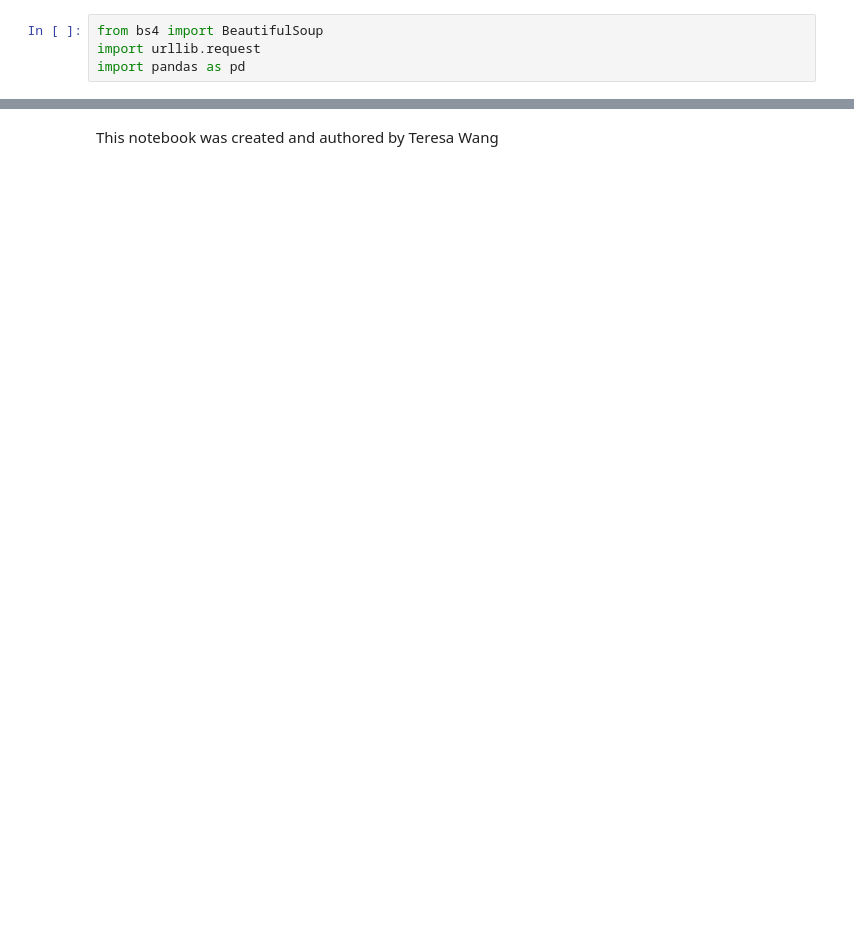
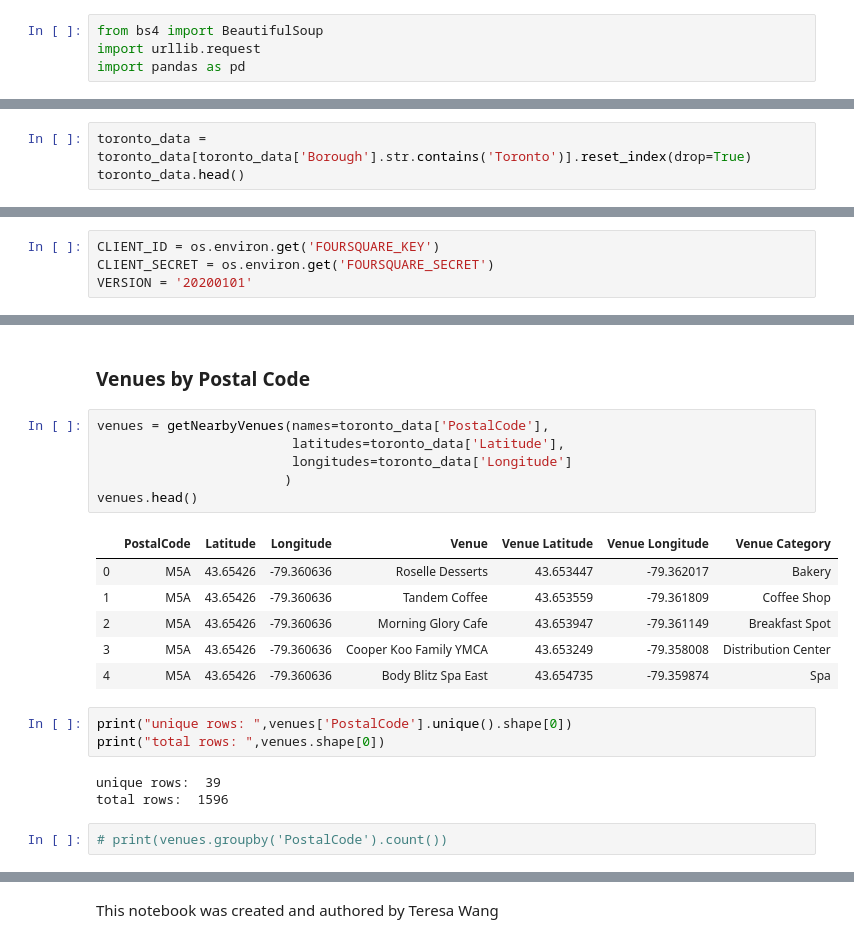
Before and after one commit to tlwang179/Coursera_Capstone, a Jupyter notebook: WebScraping_Segmenting_Clustering_Neighborhoods.ipynb, the cells around one changed output, grey strips where cells are left out. Cells and saved outputs as stored; diff of their text form; blank space fills up the shorter version.

```diff
--- a/WebScraping_Segmenting_Clustering_Neighborhoods.ipynb
+++ b/WebScraping_Segmenting_Clustering_Neighborhoods.ipynb
@@ -103,0 +150,3 @@ df.shape
+# %%
+toronto_data = toronto_data[toronto_data['Borough'].str.contains('Toronto')].reset_index(drop=True)
+toronto_data.head()
@@ -103,0 +174,4 @@ df.shape
+# %%
+CLIENT_ID = os.environ.get('FOURSQUARE_KEY')
+CLIENT_SECRET = os.environ.get('FOURSQUARE_SECRET')
+VERSION = '20200101'
@@ -103,0 +220,23 @@ df.shape
+# %% [markdown]
+### Venues by Postal Code
+# %%
+venues = getNearbyVenues(names=toronto_data['PostalCode'],
+                         latitudes=toronto_data['Latitude'],
+                         longitudes=toronto_data['Longitude']
+                        )
+venues.head()
+# %% [output]
+|  | PostalCode | Latitude | Longitude | Venue | Venue Latitude | Venue Longitude | Venue Category |
+| 0 | M5A | 43.65426 | -79.360636 | Roselle Desserts | 43.653447 | -79.362017 | Bakery |
+| 1 | M5A | 43.65426 | -79.360636 | Tandem Coffee | 43.653559 | -79.361809 | Coffee Shop |
+| 2 | M5A | 43.65426 | -79.360636 | Morning Glory Cafe | 43.653947 | -79.361149 | Breakfast Spot |
+| 3 | M5A | 43.65426 | -79.360636 | Cooper Koo Family YMCA | 43.653249 | -79.358008 | Distribution Center |
+| 4 | M5A | 43.65426 | -79.360636 | Body Blitz Spa East | 43.654735 | -79.359874 | Spa |
+# %%
+print("unique rows: ",venues['PostalCode'].unique().shape[0])
+print("total rows: ",venues.shape[0])
+# %% [output]
+unique rows:  39
+total rows:  1596
+# %%
+# print(venues.groupby('PostalCode').count())
```
Also changed, not shown: parts of 65 cells of this notebook.
